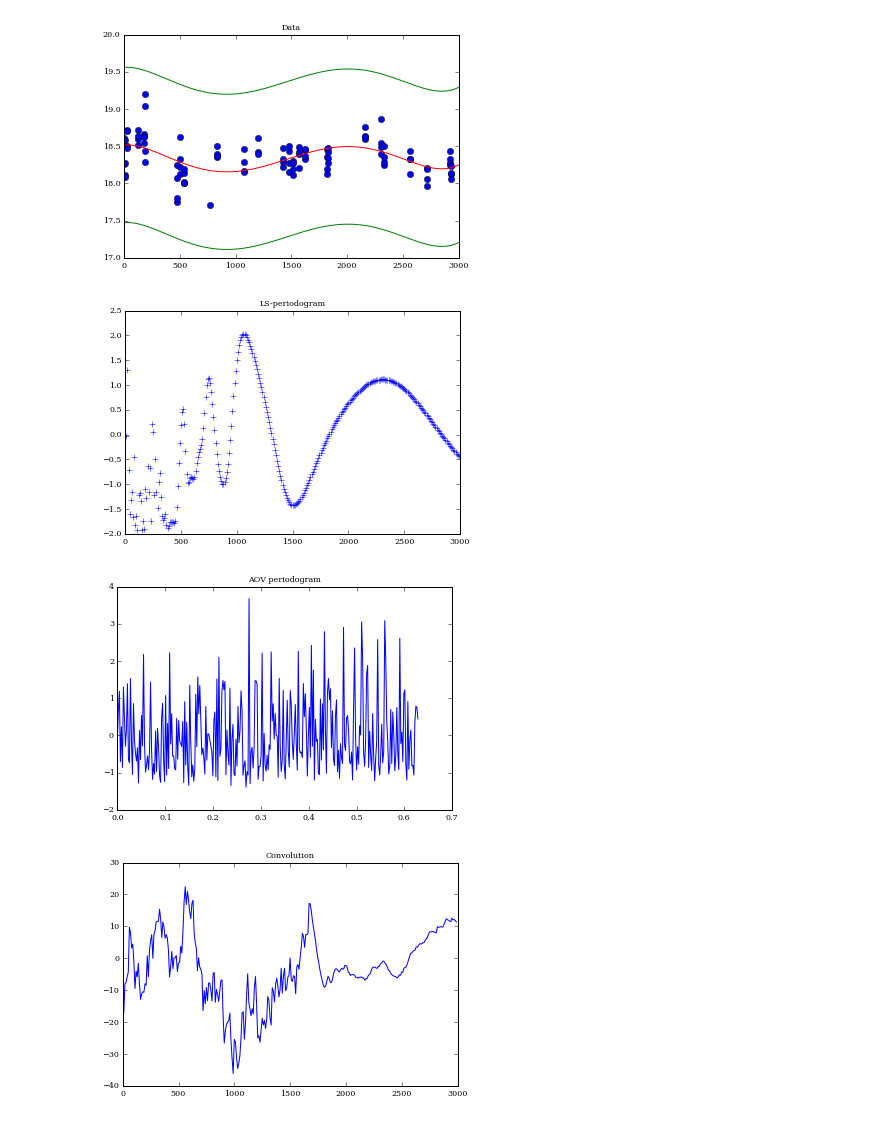
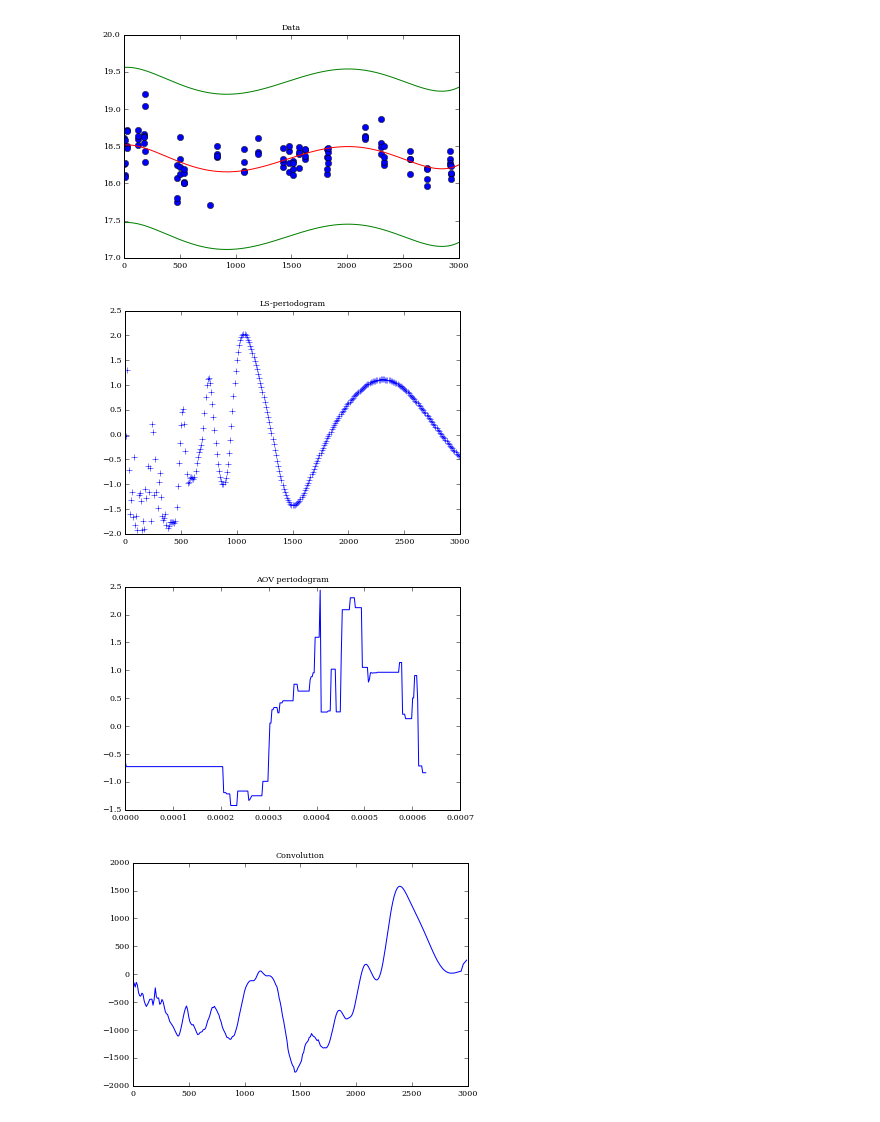
Before and after one commit to joshuazd/lssfds, a Jupyter notebook: gen_sample_data.ipynb, the cells around one changed output. Saved outputs shown, nothing was run; the diff lists cells and outputs as text; code cells hidden in the pictures.

Commit message:
added glob

```diff
--- a/gen_sample_data.ipynb
+++ b/gen_sample_data.ipynb
@@ -15,8 +15,11 @@ from astropy.io import ascii
 # you can set usetex to False.
 from astroML.plotting import setup_text_plots
 setup_text_plots(fontsize=8, usetex=False)
+import glob
 
-f = ascii.read('1001110074553.dat')
+glob = glob.glob('*.dat')
+#1001110074553.dat'
+f = ascii.read(glob[0])
 f0 = f[0][0]
 for i in range(len(f)):
     f[i][0] = f[i][0] - f0
@@ -69,7 +72,7 @@ new_x=indicator*x
 new_y=indicator*y
 
 #aov calculation
-th,fr,frmax=pyaov.aovw(x,y,yerr,omega[0],omega[-1])
+th,fr,frmax=pyaov.aovw(x,y,yerr,0.001*omega[0],0.001*omega[-1])
 
 #normalize periodgram
 PS = (PS - np.mean(PS))/np.std(PS)
@@ -78,33 +81,33 @@ th = (th - np.mean(th))/np.std(th)
 #plot data
 plt.figure(1)
 plt.title("Data")
 plt.plot(new_x, new_y, 'o',xp,p(xp),'r-',xp,p(xp)+5*sigma,'g-',xp,p(xp)-5*sigma,'g-')
 #plt.ylim((-2,2))
 
 #plot LS-periodogram
 plt.figure(2)
 plt.title("LS-periodogram")
 plt.plot(period,PS,'+')
 
 #plot AOV periodogram
 plt.figure(3)
 plt.title("AOV periodogram")
 plt.plot(fr,th)
 
 #plot convolution
 plt.figure(4)
 plt.title("Convolution")
 #plt.plot(period,PS*th[:299])
 
 #plt.figure(5)
-plt.plot(period,np.convolve(PS,th[:299],mode='same'))
+plt.plot(period,np.convolve(PS,2*np.pi/th[:299],mode='same'))
 #pyaov.plper(frmax,x,y,fr,th)
 
 #plt.subplots_adjust(left=0,top=1,right=1,bottom=0)
 
 plt.show()
 # %% [output]
 [figure]
 [figure]
-[figure, old version]
+[figure, new version]
-[figure, old version]
+[figure, new version]
```
